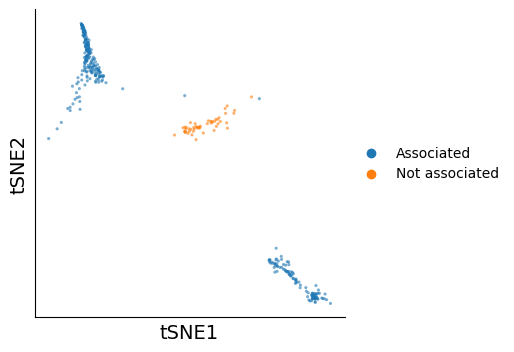
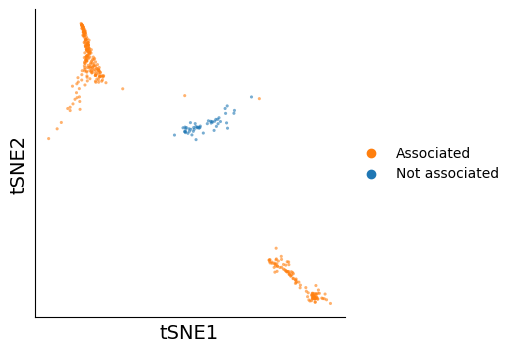
The notebook cell's code change between the first figure and the second:
--- before
+++ after
@@ -23,4 +23,4 @@
 sub_adata = tsne_filter(sub_adata, left=99.5)
 plot_tsne(sub_adata, 'mc_z', cmap='Blues', vmin=0.0, vmax=3.5, outfile='../paper/main/SN_tval.pdf', cbar='Association z-score')
-plot_tsne(sub_adata, 'mc_discovery', alpha=0.6, cmap=None, palette=['#1f77b4', '#ff7f0e'], outfile='../paper/supp/SN_bin.pdf')
-plot_tsne(sub_adata, 'metacell', outfile='../paper/supp/SN_mc.pdf')
+plot_tsne(sub_adata, 'mc_discovery', alpha=0.6, cmap=None, palette=['#ff7f0e', '#1f77b4'], outfile='../paper/supp/SN_bin.pdf')
+plot_tsne(sub_adata, 'metacell', palette=sns.color_palette("Set1", n_colors=6), outfile='../paper/supp/SN_mc.pdf')

Commit: update color code